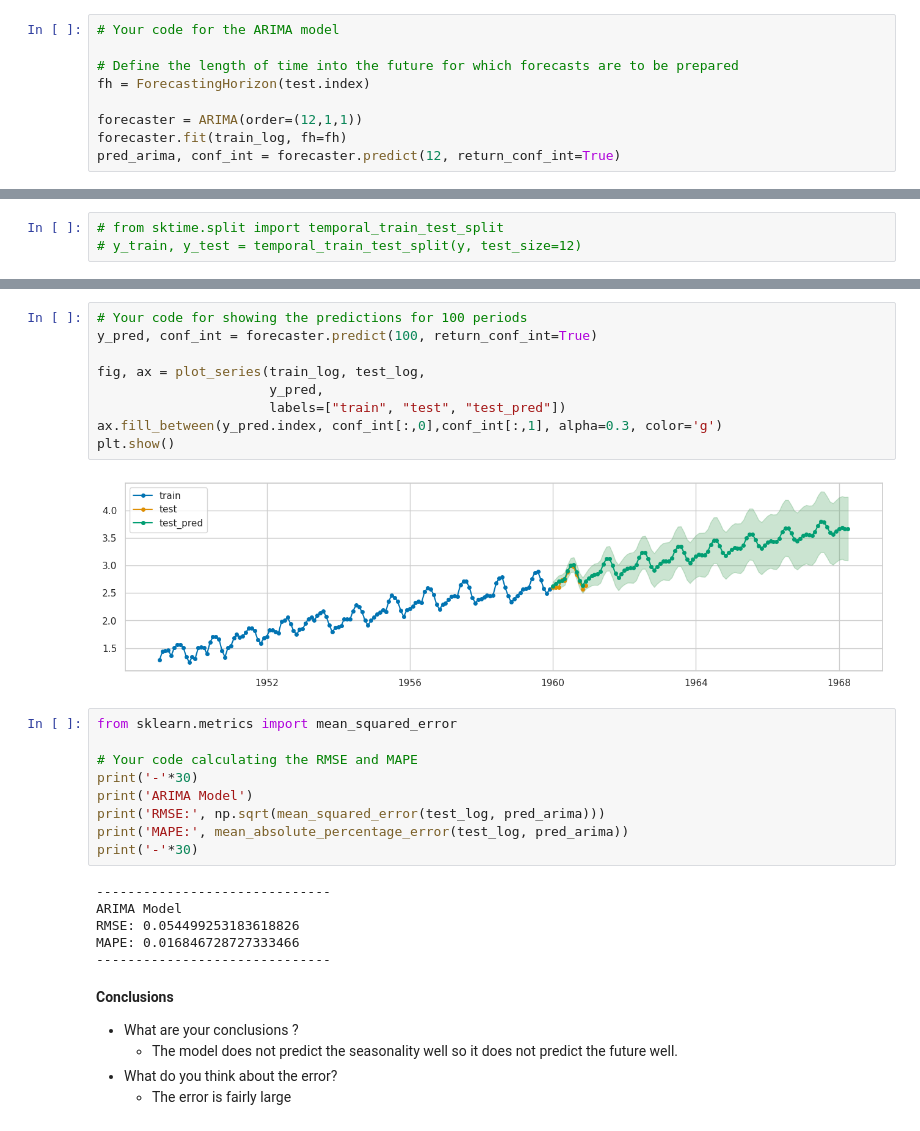
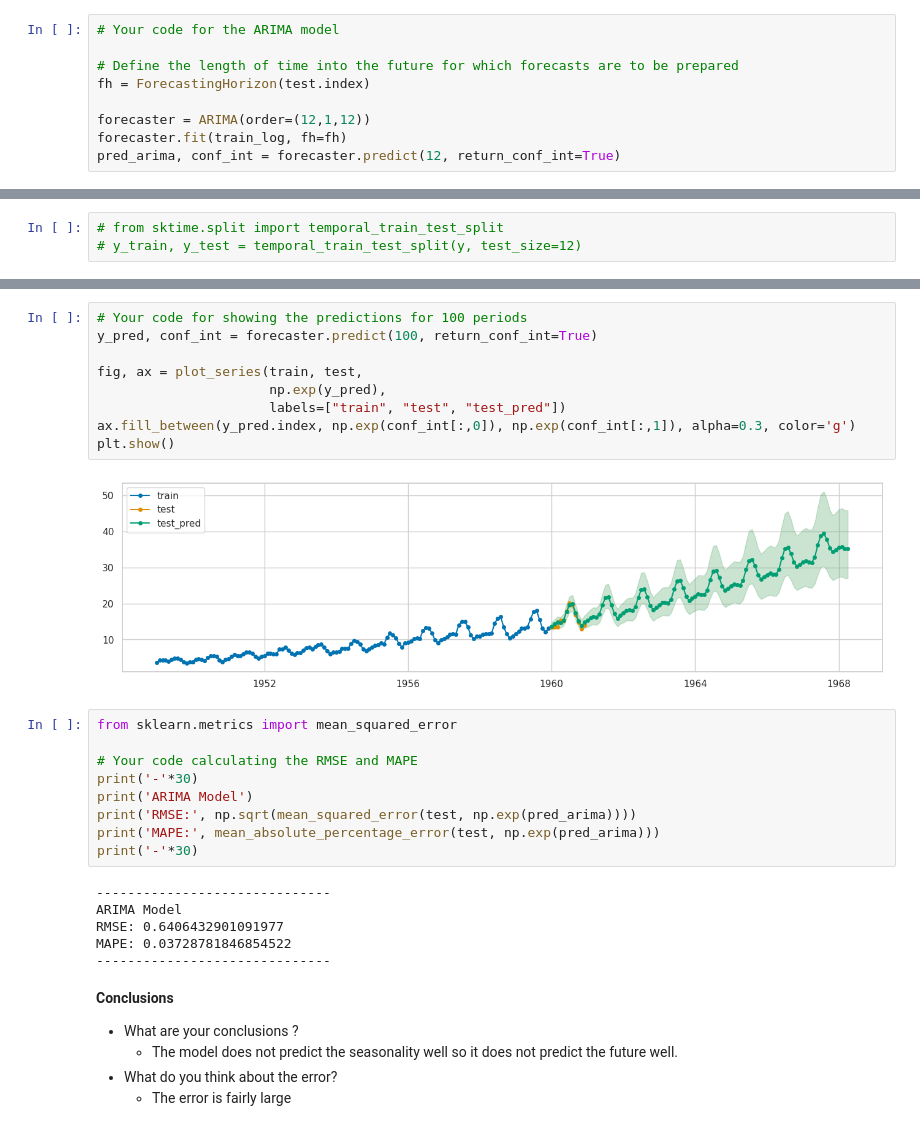
Before and after one commit to clarka34/12_machine_learning, a Jupyter notebook: ML6 - Time Series/notebooks/NB2_Time_Series_Forecasts.ipynb, the cells around one changed output, grey strips where cells are left out. Saved outputs shown, nothing was run; the diff lists cells and outputs as text.

```diff
--- a/ML6 - Time Series/notebooks/NB2_Time_Series_Forecasts.ipynb
+++ b/ML6 - Time Series/notebooks/NB2_Time_Series_Forecasts.ipynb
@@ -474,7 +500,7 @@ plt.show()
 # Define the length of time into the future for which forecasts are to be prepared
 fh = ForecastingHorizon(test.index)
 
-forecaster = ARIMA(order=(12,1,1))
+forecaster = ARIMA(order=(12,1,12))
 forecaster.fit(train_log, fh=fh)
 pred_arima, conf_int = forecaster.predict(12, return_conf_int=True)
 # %% [markdown]
@@ -501,28 +527,28 @@ plt.show()
 # %%
 # Your code for showing the predictions for 100 periods
 y_pred, conf_int = forecaster.predict(100, return_conf_int=True)
 
-fig, ax = plot_series(train_log, test_log,
-                      y_pred,
+fig, ax = plot_series(train, test,
+                      np.exp(y_pred),
                       labels=["train", "test", "test_pred"])
-ax.fill_between(y_pred.index, conf_int[:,0],conf_int[:,1], alpha=0.3, color='g')
+ax.fill_between(y_pred.index, np.exp(conf_int[:,0]), np.exp(conf_int[:,1]), alpha=0.3, color='g')
 plt.show()
 # %% [output]
-[figure, old version]
+[figure, new version]
 # %%
 from sklearn.metrics import mean_squared_error
 
 # Your code calculating the RMSE and MAPE
 print('-'*30)
 print('ARIMA Model')
-print('RMSE:', np.sqrt(mean_squared_error(test_log, pred_arima)))
-print('MAPE:', mean_absolute_percentage_error(test_log, pred_arima))
+print('RMSE:', np.sqrt(mean_squared_error(test, np.exp(pred_arima))))
+print('MAPE:', mean_absolute_percentage_error(test, np.exp(pred_arima)))
 print('-'*30)
 # %% [output]
 ------------------------------
 ARIMA Model
-RMSE: 0.054499253183618826
-MAPE: 0.016846728727333466
+RMSE: 0.6406432901091977
+MAPE: 0.03728781846854522
 ------------------------------
 # %% [markdown]
 **Conclusions**
```
Also changed, not shown: parts of 33 cells of this notebook.
